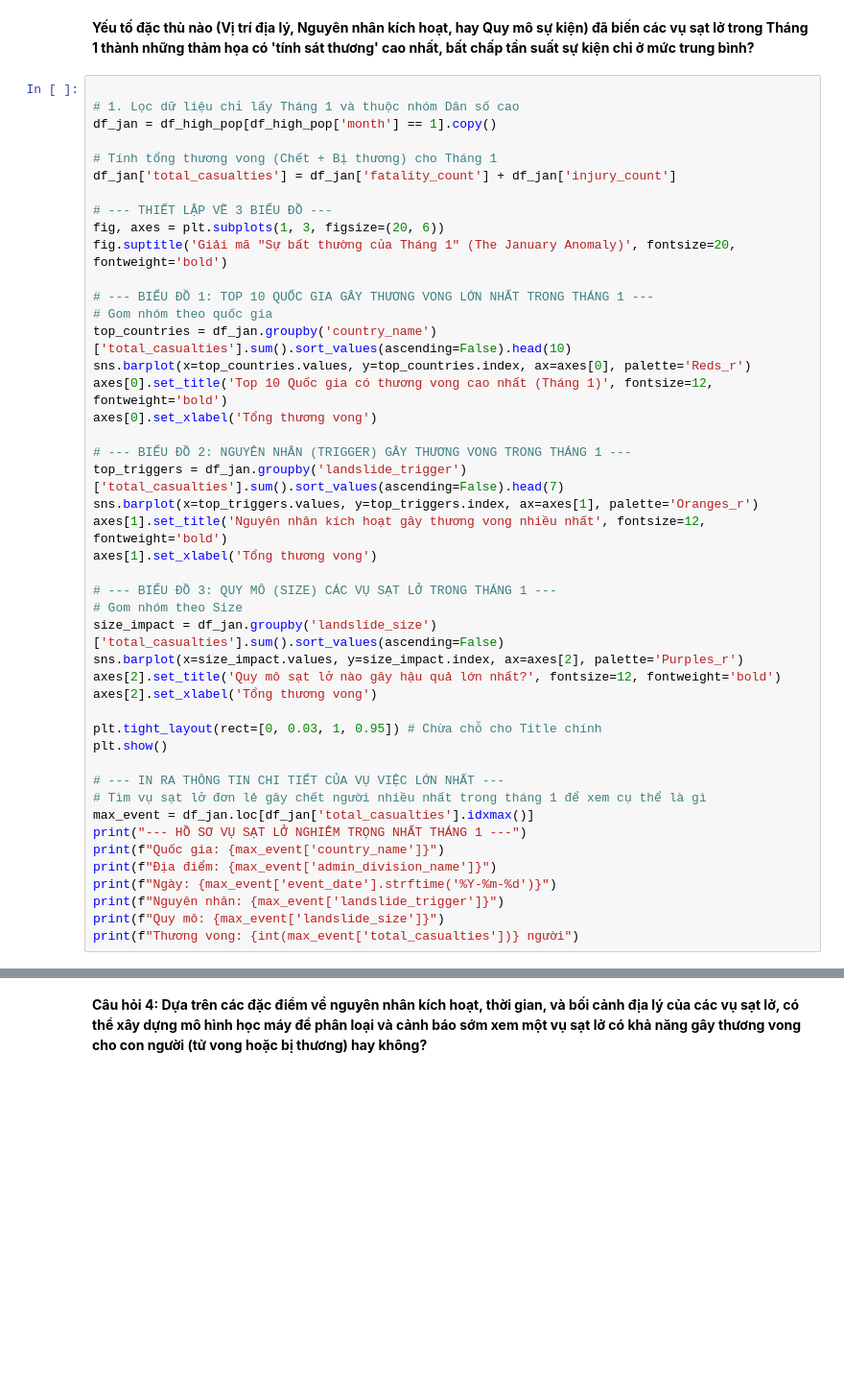
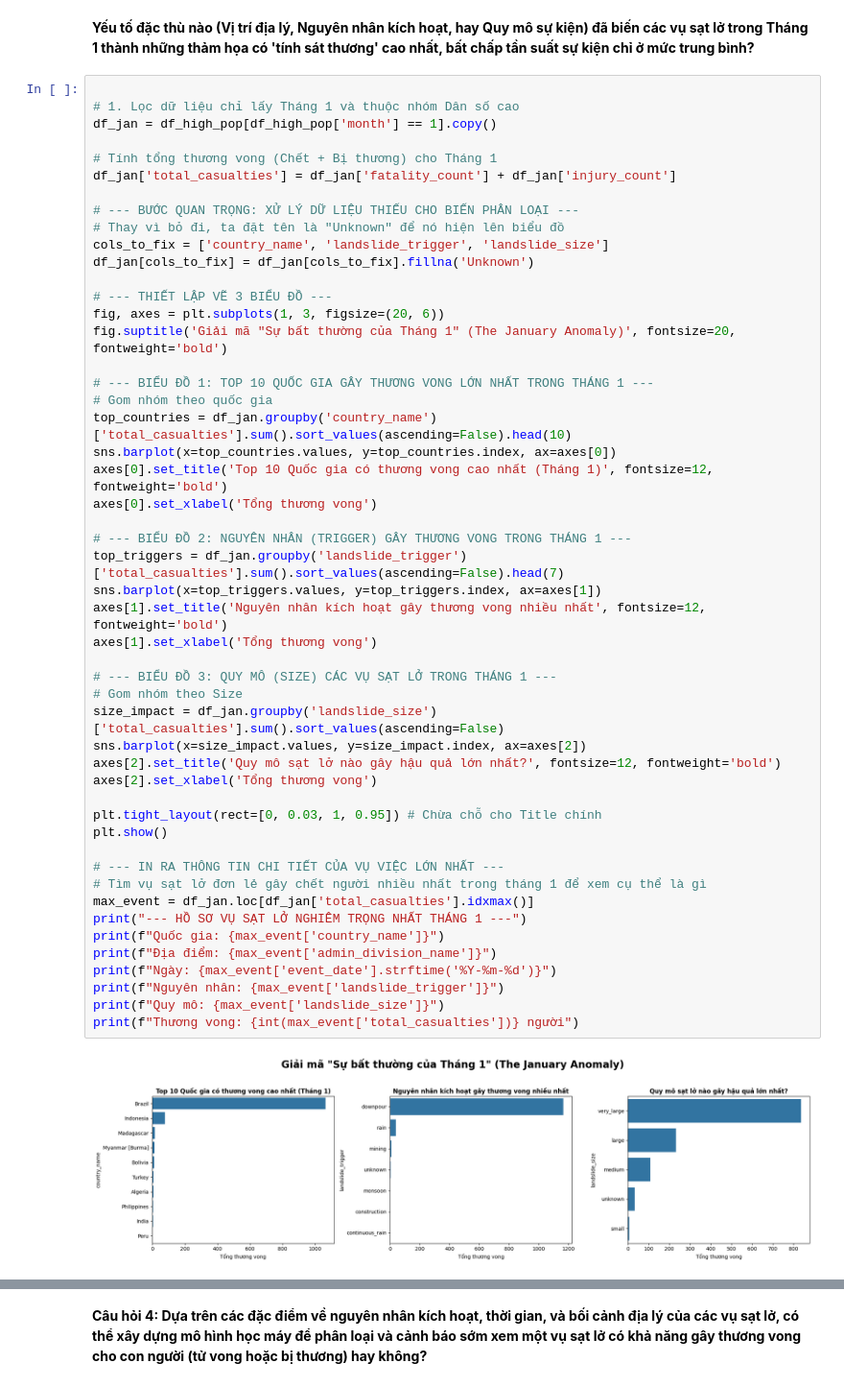
Before and after one commit to tientien01/Global-Landslide-Catalog-NASA-Analysis, a Jupyter notebook: notebook/05_modeling.ipynb, the cells around one changed output, grey strips where cells are left out. Shown at 96% size. Drawn from its saved outputs; the diff is of its cells as text; blank space fills up the shorter version.

```diff
--- a/notebook/05_modeling.ipynb
+++ b/notebook/05_modeling.ipynb
@@ -215,6 +216,11 @@ df_jan = df_high_pop[df_high_pop['month'] == 1].copy()
 # Tính tổng thương vong (Chết + Bị thương) cho Tháng 1
 df_jan['total_casualties'] = df_jan['fatality_count'] + df_jan['injury_count']
 
+# --- BƯỚC QUAN TRỌNG: XỬ LÝ DỮ LIỆU THIẾU CHO BIẾN PHÂN LOẠI ---
+# Thay vì bỏ đi, ta đặt tên là "Unknown" để nó hiện lên biểu đồ
+cols_to_fix = ['country_name', 'landslide_trigger', 'landslide_size']
+df_jan[cols_to_fix] = df_jan[cols_to_fix].fillna('Unknown')
+
 # --- THIẾT LẬP VẼ 3 BIỂU ĐỒ ---
 fig, axes = plt.subplots(1, 3, figsize=(20, 6))
 fig.suptitle('Giải mã "Sự bất thường của Tháng 1" (The January Anomaly)', fontsize=20, fontweight='bold')
@@ -222,34 +228,35 @@ fig.suptitle('Giải mã "Sự bất thường của Tháng 1" (The January Anom
 # --- BIỂU ĐỒ 1: TOP 10 QUỐC GIA GÂY THƯƠNG VONG LỚN NHẤT TRONG THÁNG 1 ---
 # Gom nhóm theo quốc gia
 top_countries = df_jan.groupby('country_name')['total_casualties'].sum().sort_values(ascending=False).head(10)
-sns.barplot(x=top_countries.values, y=top_countries.index, ax=axes[0], palette='Reds_r')
+sns.barplot(x=top_countries.values, y=top_countries.index, ax=axes[0])
 axes[0].set_title('Top 10 Quốc gia có thương vong cao nhất (Tháng 1)', fontsize=12, fontweight='bold')
 axes[0].set_xlabel('Tổng thương vong')
 
 # --- BIỂU ĐỒ 2: NGUYÊN NHÂN (TRIGGER) GÂY THƯƠNG VONG TRONG THÁNG 1 ---
 top_triggers = df_jan.groupby('landslide_trigger')['total_casualties'].sum().sort_values(ascending=False).head(7)
-sns.barplot(x=top_triggers.values, y=top_triggers.index, ax=axes[1], palette='Oranges_r')
+sns.barplot(x=top_triggers.values, y=top_triggers.index, ax=axes[1])
 axes[1].set_title('Nguyên nhân kích hoạt gây thương vong nhiều nhất', fontsize=12, fontweight='bold')
 axes[1].set_xlabel('Tổng thương vong')
 
 # --- BIỂU ĐỒ 3: QUY MÔ (SIZE) CÁC VỤ SẠT LỞ TRONG THÁNG 1 ---
 # Gom nhóm theo Size
 size_impact = df_jan.groupby('landslide_size')['total_casualties'].sum().sort_values(ascending=False)
-sns.barplot(x=size_impact.values, y=size_impact.index, ax=axes[2], palette='Purples_r')
+sns.barplot(x=size_impact.values, y=size_impact.index, ax=axes[2])
 axes[2].set_title('Quy mô sạt lở nào gây hậu quả lớn nhất?', fontsize=12, fontweight='bold')
 axes[2].set_xlabel('Tổng thương vong')
 
 plt.tight_layout(rect=[0, 0.03, 1, 0.95]) # Chừa chỗ cho Title chính
 plt.show()
 
 # --- IN RA THÔNG TIN CHI TIẾT CỦA VỤ VIỆC LỚN NHẤT ---
 # Tìm vụ sạt lở đơn lẻ gây chết người nhiều nhất trong tháng 1 để xem cụ thể là gì
 max_event = df_jan.loc[df_jan['total_casualties'].idxmax()]
 print("--- HỒ SƠ VỤ SẠT LỞ NGHIÊM TRỌNG NHẤT THÁNG 1 ---")
 print(f"Quốc gia: {max_event['country_name']}")
 print(f"Địa điểm: {max_event['admin_division_name']}")
 print(f"Ngày: {max_event['event_date'].strftime('%Y-%m-%d')}")
 print(f"Nguyên nhân: {max_event['landslide_trigger']}")
 print(f"Quy mô: {max_event['landslide_size']}")
 print(f"Thương vong: {int(max_event['total_casualties'])} người")
 # %% [output]
+[figure, new version]
```
Also changed, not shown: parts of 11 cells of this notebook.
